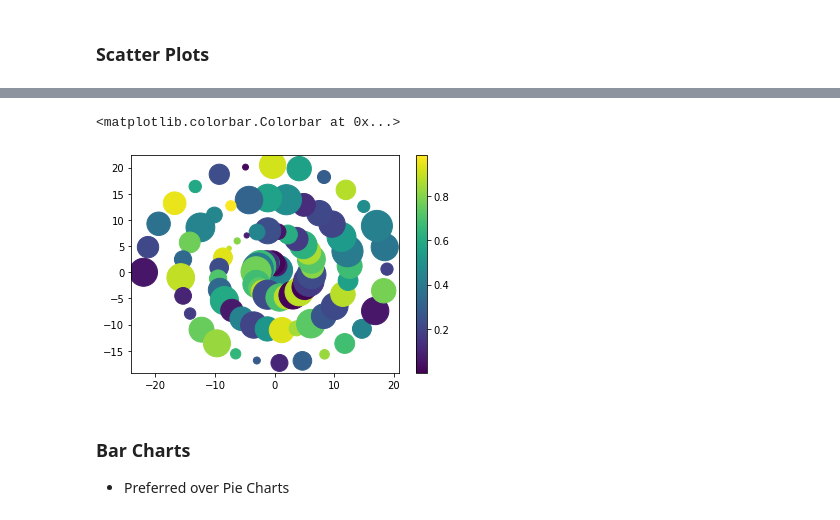
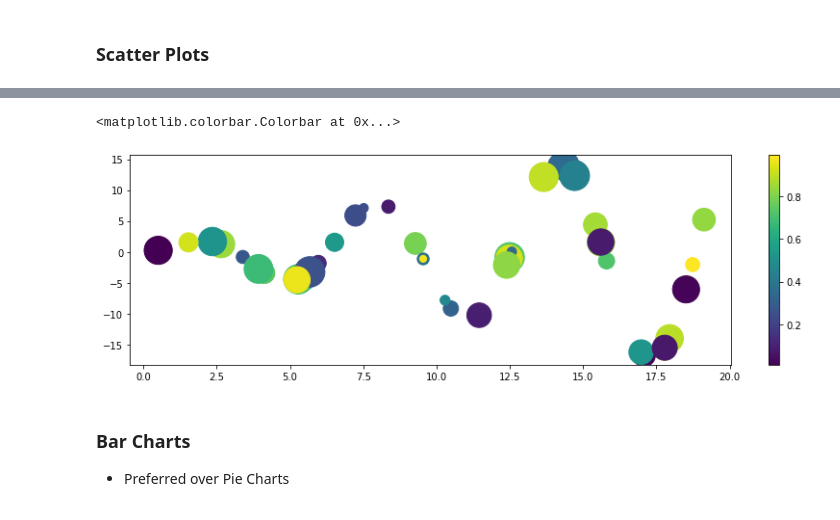
Before and after one commit to dmbala/python-data-viz, a Jupyter notebook: Notebooks/intro_matplotlib.ipynb, the cells around one changed output, grey strips where cells are left out. Saved outputs shown, nothing was run; the diff lists cells and outputs as text; code cells hidden in the pictures.

```diff
--- a/Notebooks/intro_matplotlib.ipynb
+++ b/Notebooks/intro_matplotlib.ipynb
@@ -284,17 +287,15 @@ plt.scatter(x,y)
 # %%
-npoints = 100
-t = np.linspace(0,7*np.pi,npoints) # 0 to 7 PI
-size = 1000.0*np.random.rand(npoints) # array with npoints values set to [0, 1000]
-z = np.random.rand(npoints) # array of npoints in range [0,1] for point size
-x = t*np.cos(t)
-y = t*np.sin(t)
-
-
-plt.scatter(x,y,size,z) # z is an array of colors
+npoints = 50
+x = 20*np.random.rand(npoints)
+y = x*np.sin(x)
+size = 1000.0*np.random.rand(npoints) # array of values defining size for the points
+color_val = np.random.rand(npoints) # array of color values
+plt.figure(figsize=(14, 4))
+plt.scatter(x,y,size,color_val)
 plt.colorbar() #Adds the side colorbar
 # %% [output]
 <matplotlib.colorbar.Colorbar at 0x...>
-[figure, old version]
+[figure, new version]
 # %% [markdown]
 ### Bar Charts
 * Preferred over Pie Charts
```
Also changed, not shown: parts of 20 cells of this notebook.
